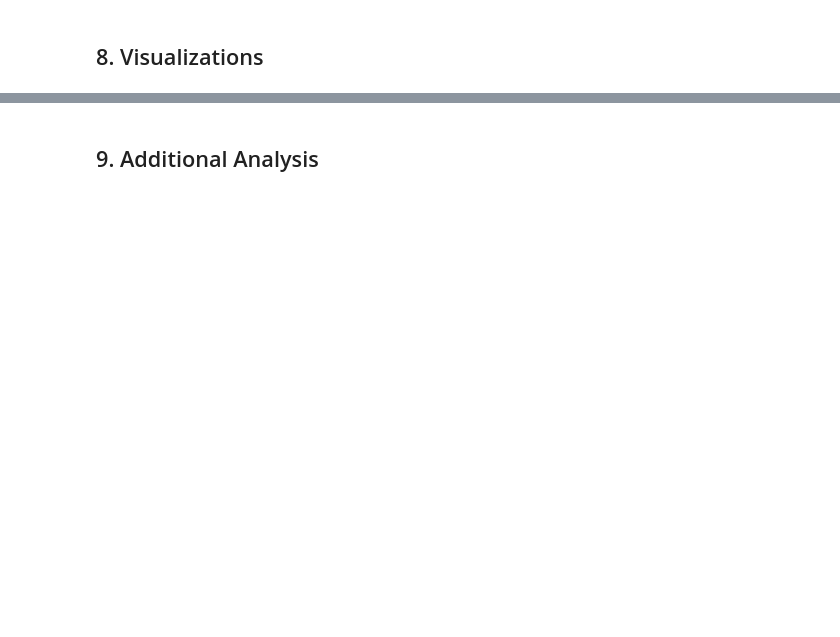
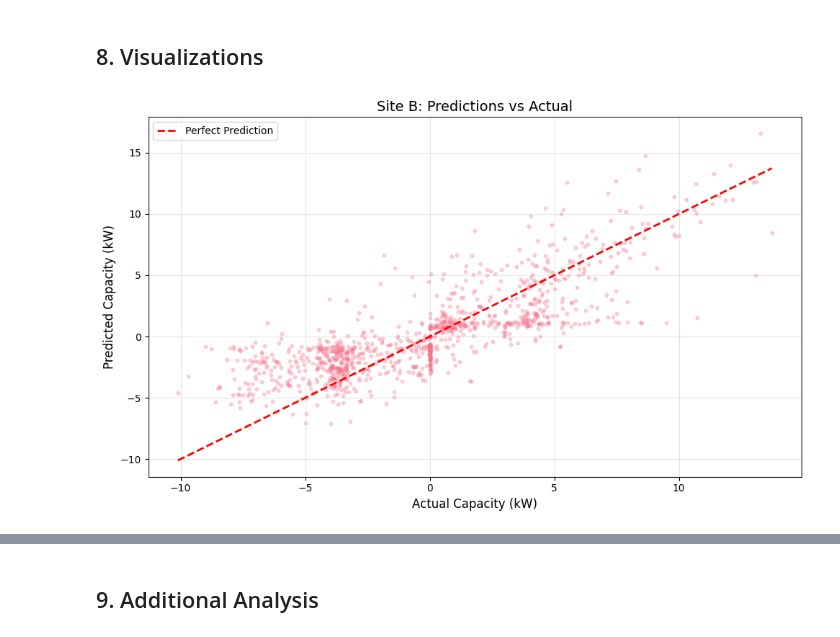
Before and after one commit to xXTime-OnXx/aicomp-flextrack, a Jupyter notebook: notebooks/evaluate_models.ipynb, the cells around one changed output, grey strips where cells are left out. Cells and saved outputs as stored; diff of their text form; code cells hidden in the pictures; blank space fills up the shorter version.

```diff
--- a/notebooks/evaluate_models.ipynb
+++ b/notebooks/evaluate_models.ipynb
@@ -823,11 +1026,16 @@ print(f"  Total: {len(continuous_feature_columns) + len(categorical_feature_colu
 # %% [markdown]
 ### Split data by site (matching test_lstm_regression)
 # %%
-# Split dataframe into sites
+df_pred_site_a = df_pred[0:19345]
+df_pred_site_b = df_pred[19345:38690]
+df_pred_site_c = df_pred[38690:58035]
+print(f"Classification Prediction Site A samples: {len(df_pred_site_a)}")
+print(f"Classification Prediction Site B samples: {len(df_pred_site_b)}")
+print(f"Classification Prediction Site C samples: {len(df_pred_site_c)}")
+
 df_train_site_a = df_train[0:19345]
 df_train_site_b = df_train[19345:38690]
 df_train_site_c = df_train[38690:58035]
-
 print(f"Site A samples: {len(df_train_site_a)}")
 print(f"Site B samples: {len(df_train_site_b)}")
 print(f"Site C samples: {len(df_train_site_c)}")
@@ -1046,7 +1293,7 @@ print("✅ Model loaded successfully")
 # %%
-print("Making predictions on Site B validation set...")
+print(f"Making predictions on Site {test_site} validation set...")
 
-batch_size = 32   # MUST match training batch size
+batch_size = 32
 predictions_scaled_list = []
 
 model.eval()
@@ -1056,15 +1303,25 @@ with torch.no_grad():
         preds = model(batch).cpu().numpy()
         predictions_scaled_list.append(preds)
 
-# Stack into same shape as original (N, output_size)
 predictions_scaled = np.vstack(predictions_scaled_list)
 
+# --- Correct y-scaler per site (CRITICAL) ---
+if test_site == 'A':
+    scaler_y_site = scaler_y_site_a
+elif test_site == 'B':
+    scaler_y_site = scaler_y_site_b
+elif test_site == 'C':
+    scaler_y_site = scaler_y_site_c
+else:
+    raise ValueError(f"Unknown test_site: {test_site}")
+
 # Inverse transform
-predictions = scaler_y_site_b.inverse_transform(predictions_scaled).flatten()
-targets = scaler_y_site_b.inverse_transform(y_val_seq).flatten()
+predictions = scaler_y_site.inverse_transform(predictions_scaled).flatten()
+targets = scaler_y_site.inverse_transform(y_val_seq).flatten()
 
 # Cleanup tiny floating noise
-targets[np.abs(targets) <= 0.00001] = 0
+targets[np.abs(targets) <= 1e-5] = 0.0
+predictions[np.abs(predictions) <= 1e-5] = 0.0
 
 print(f"✅ Predictions complete:")
 print(f"   Samples: {len(predictions)}")
@@ -1096,0 +1404,9 @@ predictions_corrected[no_dr_mask.values] = 0
+# %%
+# ==========================================================
+# POST-PROCESSING / CORRECTION LOGIC
+# ==========================================================
+predictions_corrected = predictions.copy()
+
+# Example: zero prediction when no DR event
+no_event_mask = (true_demand_flags == 0)
+predictions_corrected[no_event_mask] = 0.0
@@ -1134,12 +1608,14 @@ print("=" * 80)
 # %%
 # Scatter plot: Predictions vs Actual
 plt.figure(figsize=(10, 6))
 plt.scatter(targets, predictions_corrected, alpha=0.3, s=10)
 plt.plot([targets.min(), targets.max()], [targets.min(), targets.max()], 'r--', lw=2, label='Perfect Prediction')
 plt.xlabel('Actual Capacity (kW)', fontsize=12)
 plt.ylabel('Predicted Capacity (kW)', fontsize=12)
-plt.title('Site B: Predictions vs Actual', fontsize=14)
+plt.title(f'Site {test_site}: Predictions vs Actual', fontsize=14)
 plt.legend()
 plt.grid(True, alpha=0.3)
 plt.tight_layout()
 plt.show()
+# %% [output]
+[figure, added]
```
Also changed, not shown: parts of 38 cells of this notebook, 3 other files.
